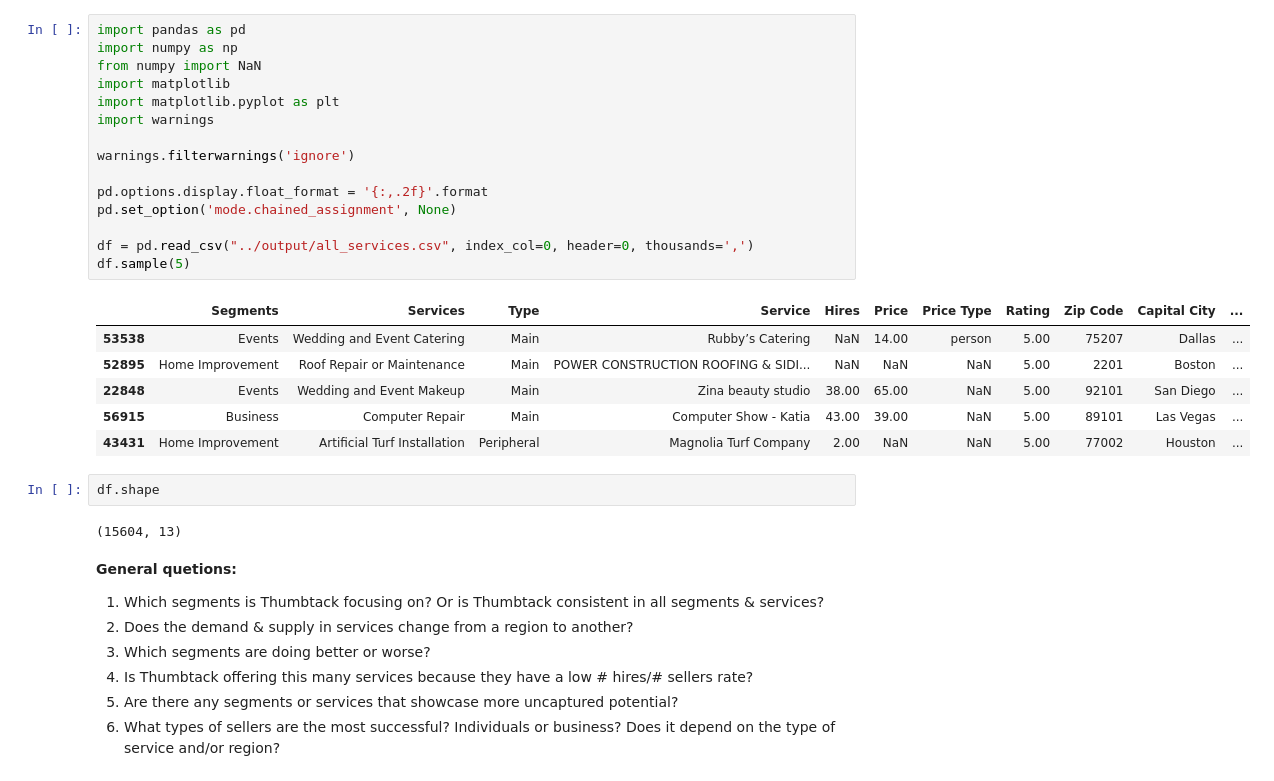
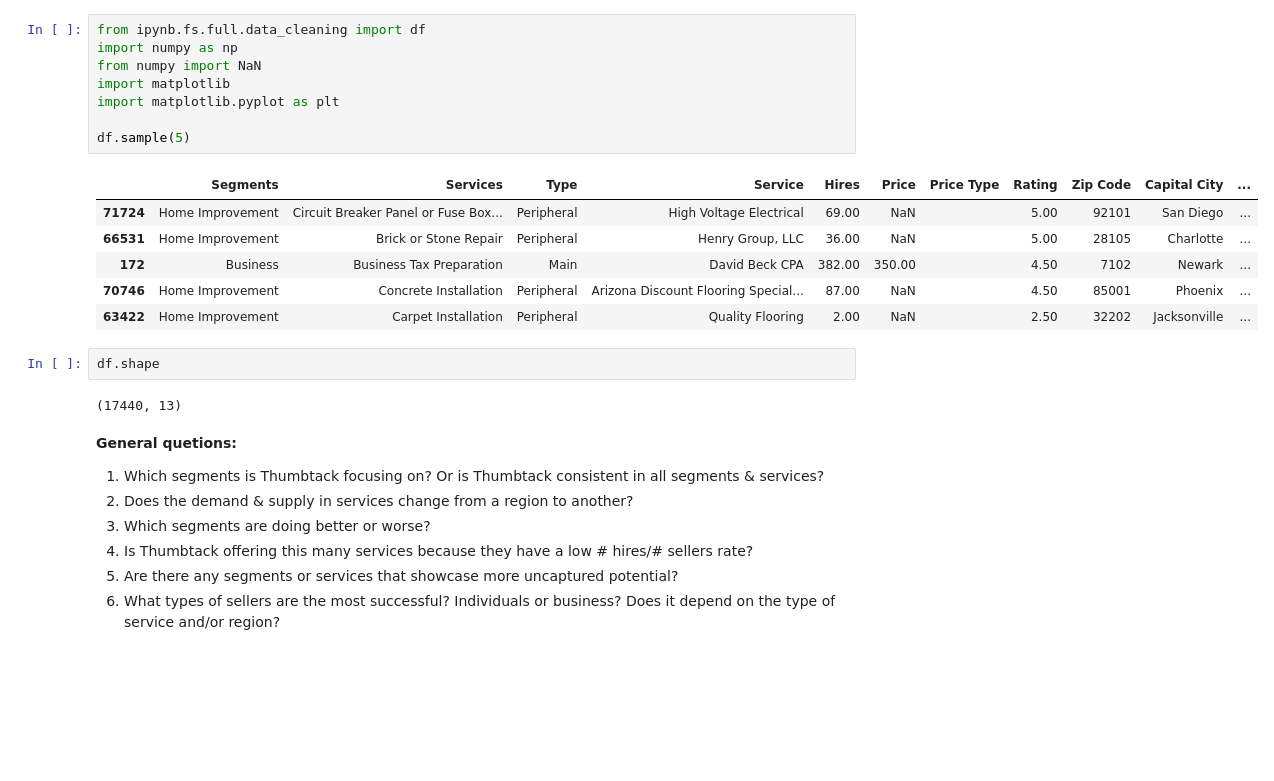
Before and after one commit to ameeruljunaidi/ScrapeThumbtack, a Jupyter notebook: analysis/main.ipynb, the cells around one changed output. Cells and saved outputs as stored; diff of their text form; blank space fills up the shorter version.

```diff
--- a/analysis/main.ipynb
+++ b/analysis/main.ipynb
@@ -1,29 +1,22 @@
 # %%
-import pandas as pd
+from ipynb.fs.full.data_cleaning import df
 import numpy as np
 from numpy import NaN
 import matplotlib
 import matplotlib.pyplot as plt
-import warnings
 
-warnings.filterwarnings('ignore')
-
-pd.options.display.float_format = '{:,.2f}'.format
-pd.set_option('mode.chained_assignment', None)
-
-df = pd.read_csv("../output/all_services.csv", index_col=0, header=0, thousands=',')
 df.sample(5)
 # %% [output]
 |  | Segments | Services | Type | Service | Hires | Price | Price Type | Rating | Zip Code | Capital City | ... |
-| 53538 | Events | Wedding and Event Catering | Main | Rubby’s Catering | NaN | 14.00 | person | 5.00 | 75207 | Dallas | ... |
-| 52895 | Home Improvement | Roof Repair or Maintenance | Main | POWER CONSTRUCTION ROOFING & SIDI... | NaN | NaN | NaN | 5.00 | 2201 | Boston | ... |
-| 22848 | Events | Wedding and Event Makeup | Main | Zina beauty studio | 38.00 | 65.00 | NaN | 5.00 | 92101 | San Diego | ... |
-| 56915 | Business | Computer Repair | Main | Computer Show - Katia | 43.00 | 39.00 | NaN | 5.00 | 89101 | Las Vegas | ... |
-| 43431 | Home Improvement | Artificial Turf Installation | Peripheral | Magnolia Turf Company | 2.00 | NaN | NaN | 5.00 | 77002 | Houston | ... |
+| 71724 | Home Improvement | Circuit Breaker Panel or Fuse Box... | Peripheral | High Voltage Electrical | 69.00 | NaN |  | 5.00 | 92101 | San Diego | ... |
+| 66531 | Home Improvement | Brick or Stone Repair | Peripheral | Henry Group, LLC | 36.00 | NaN |  | 5.00 | 28105 | Charlotte | ... |
+| 172 | Business | Business Tax Preparation | Main | David Beck CPA | 382.00 | 350.00 |  | 4.50 | 7102 | Newark | ... |
+| 70746 | Home Improvement | Concrete Installation | Peripheral | Arizona Discount Flooring Special... | 87.00 | NaN |  | 4.50 | 85001 | Phoenix | ... |
+| 63422 | Home Improvement | Carpet Installation | Peripheral | Quality Flooring | 2.00 | NaN |  | 2.50 | 32202 | Jacksonville | ... |
 # %%
 df.shape
 # %% [output]
-(15604, 13)
+(17440, 13)
 # %% [markdown]
 **General quetions:**
 1. Which segments is Thumbtack focusing on? Or is Thumbtack consistent in all segments & services?
```
Also changed, not shown: parts of 7 cells of this notebook, 2 other files.
